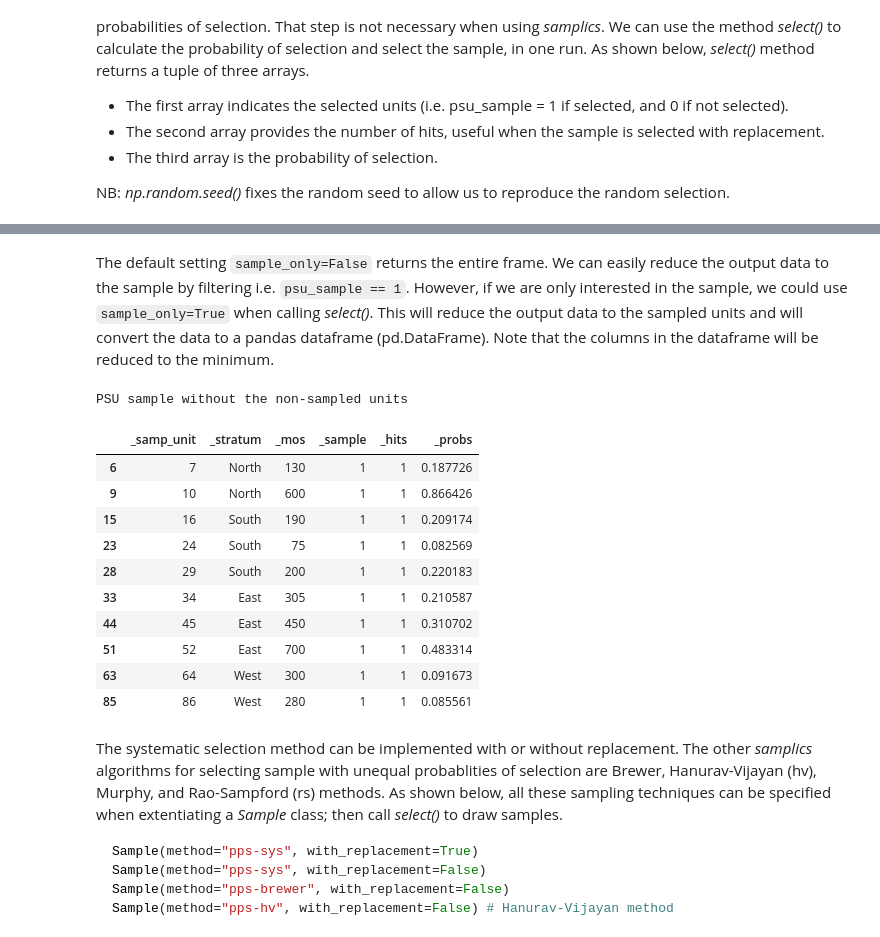
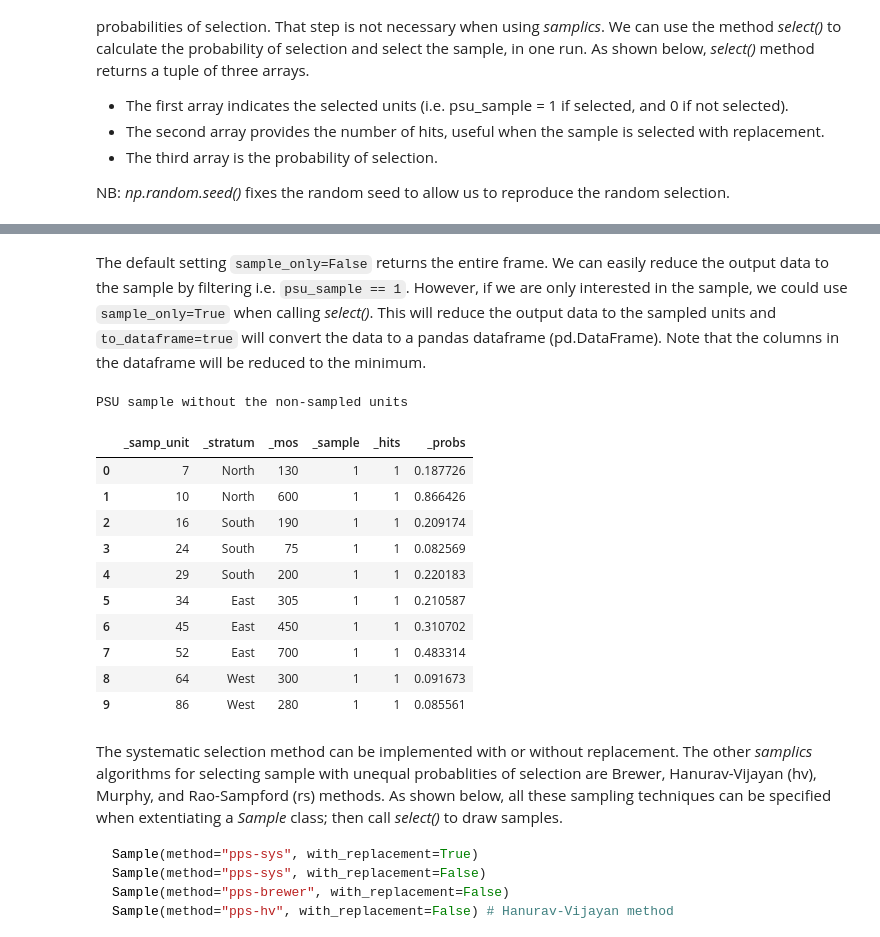
Before and after one commit to samplics-org/samplics, a Jupyter notebook: docs/source/tutorial/psu_selection.ipynb, the cells around one changed output, grey strips where cells are left out. Cells and saved outputs as stored; diff of their text form; code cells hidden in the pictures.

````diff
--- a/docs/source/tutorial/psu_selection.ipynb
+++ b/docs/source/tutorial/psu_selection.ipynb
@@ -159,33 +157,34 @@ First 15 observations of the PSU frame with the sampling information
 | 13 | 14 | South | 75 | 1 | NaN | 0.082569 | 0 | 0 | ... |
 | 14 | 15 | South | 205 | 1 | NaN | 0.225688 | 0 | 0 | ... |
 # %% [markdown]
-The default setting ```sample_only=False``` returns the entire frame. We can easily reduce the output data to the sample by filtering i.e. ```psu_sample == 1```. However, if we are only interested in the sample, we could use ```sample_only=True``` when calling *select()*. This will reduce the output data to the sampled units and will convert the data to a pandas dataframe (pd.DataFrame). Note that the columns in the dataframe will be reduced to the minimum.
+The default setting ```sample_only=False``` returns the entire frame. We can easily reduce the output data to the sample by filtering i.e. ```psu_sample == 1```. However, if we are only interested in the sample, we could use ```sample_only=True``` when calling *select()*. This will reduce the output data to the sampled units and ```to_dataframe=true``` will convert the data to a pandas dataframe (pd.DataFrame). Note that the columns in the dataframe will be reduced to the minimum.
 # %%
 np.random.seed(23)
 
 psu_sample = stage1_design.select(
     psu_frame["cluster"],
     psu_sample_size,
     psu_frame["region"],
     psu_frame["number_households_census"],
+    to_dataframe = True,
     sample_only = True
     )
 
 print("\nPSU sample without the non-sampled units\n")
 psu_sample
 # %% [output]
 PSU sample without the non-sampled units
 |  | _samp_unit | _stratum | _mos | _sample | _hits | _probs |
-| 6 | 7 | North | 130 | 1 | 1 | 0.187726 |
-| 9 | 10 | North | 600 | 1 | 1 | 0.866426 |
-| 15 | 16 | South | 190 | 1 | 1 | 0.209174 |
-| 23 | 24 | South | 75 | 1 | 1 | 0.082569 |
-| 28 | 29 | South | 200 | 1 | 1 | 0.220183 |
-| 33 | 34 | East | 305 | 1 | 1 | 0.210587 |
-| 44 | 45 | East | 450 | 1 | 1 | 0.310702 |
-| 51 | 52 | East | 700 | 1 | 1 | 0.483314 |
-| 63 | 64 | West | 300 | 1 | 1 | 0.091673 |
-| 85 | 86 | West | 280 | 1 | 1 | 0.085561 |
+| 0 | 7 | North | 130 | 1 | 1 | 0.187726 |
+| 1 | 10 | North | 600 | 1 | 1 | 0.866426 |
+| 2 | 16 | South | 190 | 1 | 1 | 0.209174 |
+| 3 | 24 | South | 75 | 1 | 1 | 0.082569 |
+| 4 | 29 | South | 200 | 1 | 1 | 0.220183 |
+| 5 | 34 | East | 305 | 1 | 1 | 0.210587 |
+| 6 | 45 | East | 450 | 1 | 1 | 0.310702 |
+| 7 | 52 | East | 700 | 1 | 1 | 0.483314 |
+| 8 | 64 | West | 300 | 1 | 1 | 0.091673 |
+| 9 | 86 | West | 280 | 1 | 1 | 0.085561 |
 # %% [markdown]
 The systematic selection method can be implemented with or without replacement. The other *samplics* algorithms for selecting sample with unequal probablities of selection are Brewer, Hanurav-Vijayan (hv), Murphy, and Rao-Sampford (rs) methods. As shown below, all these sampling techniques can be specified when extentiating a *Sample* class; then call *select()* to draw samples.
 
````
Also changed, not shown: parts of 2 cells of this notebook, 17 other files.
